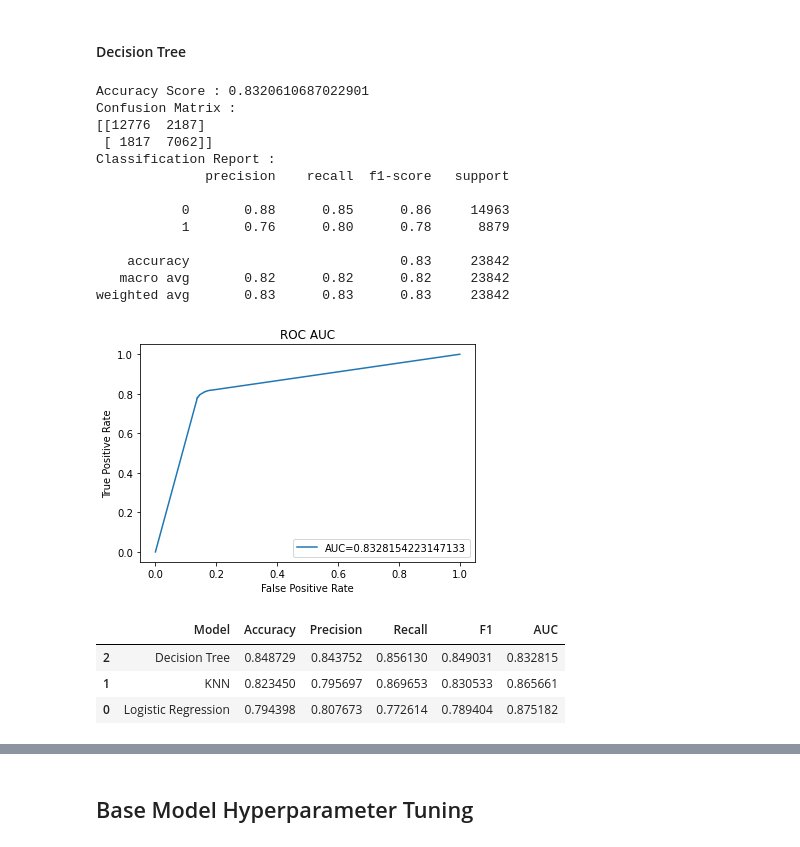
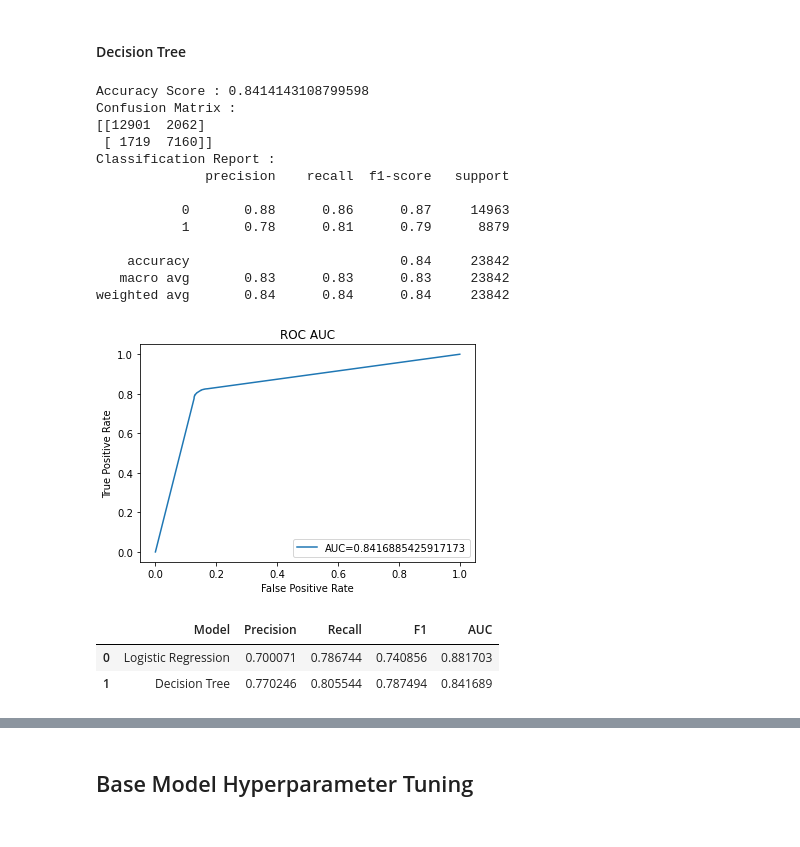
Before and after one commit to albrtwijaya/portfolio, a Jupyter notebook: Hotel Booking Demand.ipynb, the cells around one changed output, grey strips where cells are left out. Cells and saved outputs as stored; diff of their text form; code cells hidden in the pictures.

```diff
--- a/Hotel Booking Demand.ipynb
+++ b/Hotel Booking Demand.ipynb
@@ -518,10 +650,13 @@ df_test['distribution_channel_encoded'] = df_test['distribution_channel'].apply(
 
 df_train['reserved_room_type_encoded'] = df_train['reserved_room_type'].apply(reserved_room_encoder)
 df_test['reserved_room_type_encoded'] = df_test['reserved_room_type'].apply(reserved_room_encoder)
+
+df_train['agent_encoded'] = df_train['agent'].apply(agent_encoder)
+df_test['agent_encoded'] = df_test['agent'].apply(agent_encoder)
 # %%
 # define columns to be used
 used_num_cols = ['lead_time', 'arrival_date_week_number', 'previous_cancellations', 'booking_changes', 'required_car_parking_spaces', 'total_of_special_requests']
-used_ctg_cols_encoded = ['hotel', 'meal_encoded', 'country_encoded', 'market_segment_encoded', 'distribution_channel_encoded', 'reserved_room_type_encoded', 'deposit_type', 'customer_type', 'is_repeated_guest']
+used_ctg_cols_encoded = ['hotel', 'meal_encoded', 'country_encoded', 'market_segment_encoded', 'distribution_channel_encoded', 'is_repeated_guest', 'reserved_room_type_encoded', 'agent_encoded', 'customer_type']
 # %%
 # define OneHotEncoder to encode categorical columns
 onehot_encoder = OneHotEncoder()
@@ -548,7 +679,7 @@ X_train_smotenc, y_train_smotenc = smotenc.fit_resample(X_train, y_train)
 #### Create a function to run model fitting and calculate model performances.
 # %%
 # define a dataframe to store model's performance
-df_model_score = pd.DataFrame(columns=['Model', 'Accuracy', 'Precision', 'Recall', 'F1', 'AUC'])
+df_model_score = pd.DataFrame(columns=['Model', 'Precision', 'Recall', 'F1', 'AUC'])
 # %%
 def model_eval(estimator, estimator_name, train_feature, train_target, test_feature, test_target):
     # create empty list to store metrics, this will be used to compare the performance of each model
@@ -561,7 +692,7 @@ def model_eval(estimator, estimator_name, train_feature, train_target, test_feat
     estimator.fit(train_feature, train_target)
 
     # define metrics to be used for calculating cross validation score
-    metrics = ['accuracy', 'precision', 'recall', 'f1']
+    metrics = ['precision', 'recall', 'f1']
 
     # calculate metrics with cross validation
     for metric in metrics:
@@ -660,33 +769,34 @@ weighted avg       0.80      0.79      0.79     23842
 # %% [markdown]
 #### Decision Tree
 # %%
-dt = DecisionTreeClassifier(random_state=22, class_weight='balanced')
+dt = DecisionTreeClassifier(random_state=22)
 
 dt_pipeline = Pipeline([
+    ('smotenc', SMOTENC(random_state=22, categorical_features=range(6,15))),
     ('col_transformer', col_transformer),
     ('dt', dt)
 ])
 
-model_eval(dt_pipeline, 'Decision Tree', X_train_smotenc, y_train_smotenc, X_test, y_test)
+model_eval(dt_pipeline, 'Decision Tree', X_train, y_train, X_test, y_test)
 # %% [output]
-Accuracy Score : 0.8320610687022901
+Accuracy Score : 0.8414143108799598
 Confusion Matrix :
-[[12776  2187]
- [ 1817  7062]]
+[[12901  2062]
+ [ 1719  7160]]
 Classification Report :
               precision    recall  f1-score   support
 
-           0       0.88      0.85      0.86     14963
-           1       0.76      0.80      0.78      8879
+           0       0.88      0.86      0.87     14963
+           1       0.78      0.81      0.79      8879
 
-    accuracy                           0.83     23842
-   macro avg       0.82      0.82      0.82     23842
-weighted avg       0.83      0.83      0.83     23842
+    accuracy                           0.84     23842
+   macro avg       0.83      0.83      0.83     23842
+weighted avg       0.84      0.84      0.84     23842
-[figure, old version]
+[figure, new version]
 # %%
-df_model_score.sort_values(by='F1', ascending=False)
+# Base model's performance
+df_model_score.sort_values(by='AUC', ascending=False)
 # %% [output]
-|  | Model | Accuracy | Precision | Recall | F1 | AUC |
-| 2 | Decision Tree | 0.848729 | 0.843752 | 0.856130 | 0.849031 | 0.832815 |
-| 1 | KNN | 0.823450 | 0.795697 | 0.869653 | 0.830533 | 0.865661 |
-| 0 | Logistic Regression | 0.794398 | 0.807673 | 0.772614 | 0.789404 | 0.875182 |
+|  | Model | Precision | Recall | F1 | AUC |
+| 0 | Logistic Regression | 0.700071 | 0.786744 | 0.740856 | 0.881703 |
+| 1 | Decision Tree | 0.770246 | 0.805544 | 0.787494 | 0.841689 |
```
Also changed, not shown: parts of 71 cells of this notebook.
